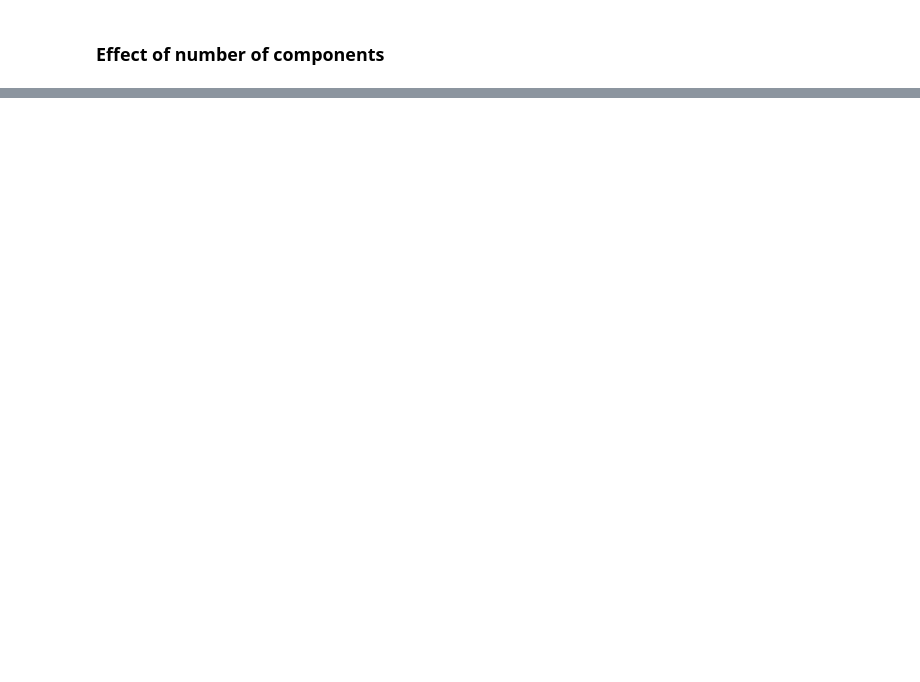
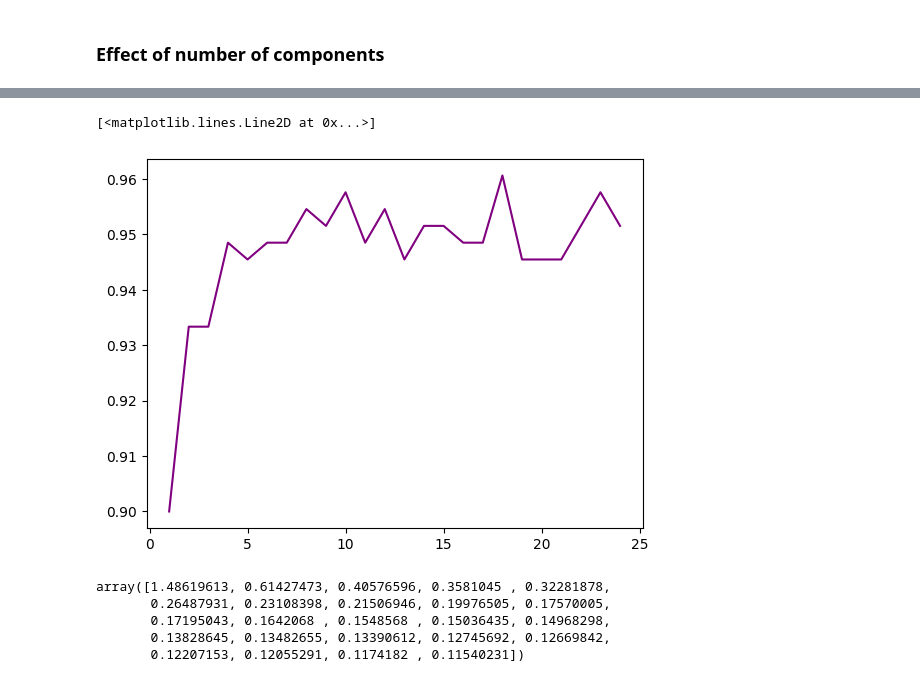
Before and after one commit to aharnishp/InsightScan-ML, a Jupyter notebook: models/PCA-2.ipynb, the cells around one changed output, grey strips where cells are left out. Saved outputs shown, nothing was run; the diff lists cells and outputs as text; code cells hidden in the pictures; blank space fills up the shorter version.

```diff
--- a/models/PCA-2.ipynb
+++ b/models/PCA-2.ipynb
@@ -113,0 +158,14 @@ ValueError: n_components=2 must be between 0 and min(n_samples, n_features)=1 wi
+# %%
+# change color to purple
+plt.plot(range(1, 25), accuracies, color='purple')
+# %% [output]
+[<matplotlib.lines.Line2D at 0x...>]
+[figure, added]
+# %%
+pca.explained_variance_
+# %% [output]
+array([1.48619613, 0.61427473, 0.40576596, 0.3581045 , 0.32281878,
+       0.26487931, 0.23108398, 0.21506946, 0.19976505, 0.17570005,
+       0.17195043, 0.1642068 , 0.1548568 , 0.15036435, 0.14968298,
+       0.13828645, 0.13482655, 0.13390612, 0.12745692, 0.12669842,
+       0.12207153, 0.12055291, 0.1174182 , 0.11540231])
```
Also changed, not shown: parts of 11 cells of this notebook, 6 other files.
